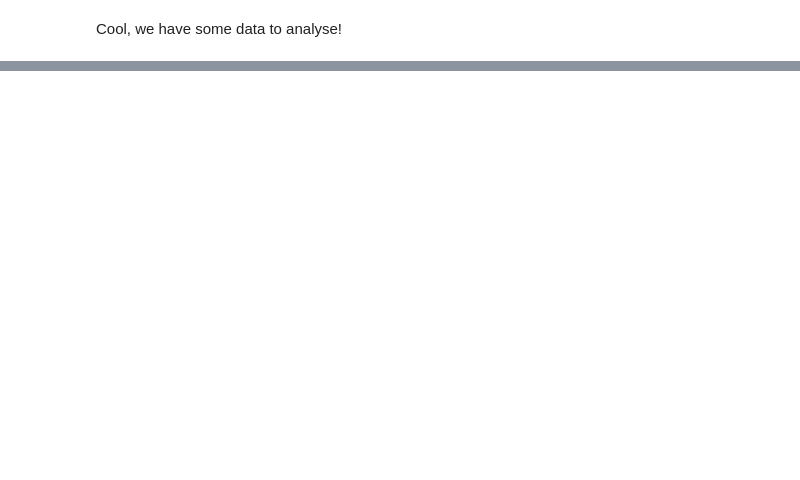
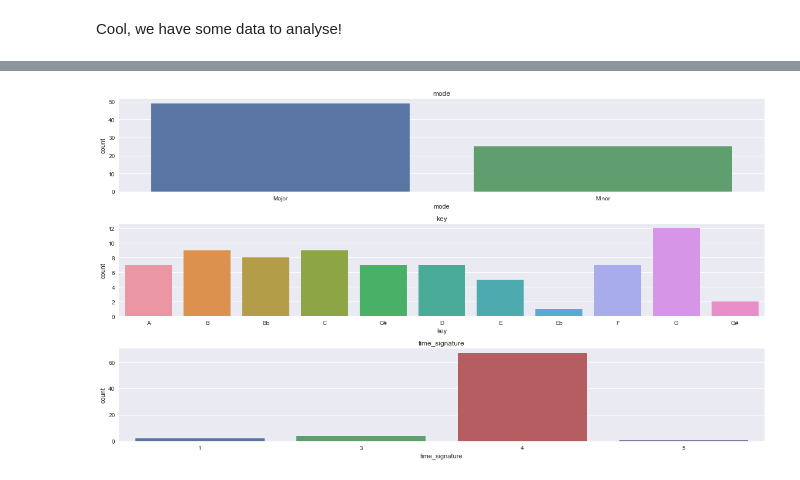
Before and after one commit to gustavgransbo/Data-Science-Playground, a Jupyter notebook: Happify/Clustering Spotify Tracks.ipynb, the cells around one changed output, grey strips where cells are left out. Cells and saved outputs as stored; diff of their text form; code cells hidden in the pictures; blank space fills up the shorter version.

```diff
--- a/Happify/Clustering Spotify Tracks.ipynb
+++ b/Happify/Clustering Spotify Tracks.ipynb
@@ -106,0 +120,5 @@ Let's start of by exploring the features!
+# %%
+import matplotlib.pyplot as plt
+import seaborn as sns
+sns.set()
+%matplotlib inline
@@ -106,0 +213,17 @@ Let's start of by exploring the features!
+# %%
+categorical_features = ['mode', 'key', 'time_signature']
+# %%
+key_vec = ['C', 'C#', 'D', 'Eb', 'E', 'F', 'F#', 'G', 'G#', 'A', 'Bb', 'B']
+track_feature_df['key'] = track_feature_df['key'].apply(lambda x: key_vec[x])
+
+mode_vec = ['Minor', 'Major']
+track_feature_df['mode'] = track_feature_df['mode'].apply(lambda x: mode_vec[x])
+# %%
+f, ax = plt.subplots(len(categorical_features), 1, figsize=(16,9))
+
+for i, col in enumerate(categorical_features):
+    sns.countplot(x=col, data=track_feature_df, ax=ax[i], order = sorted(track_feature_df[col].unique()))
+    ax[i].set_title(col)
+f.tight_layout()
+# %% [output]
+[figure, added]
```
Also changed, not shown: parts of 35 cells of this notebook.
